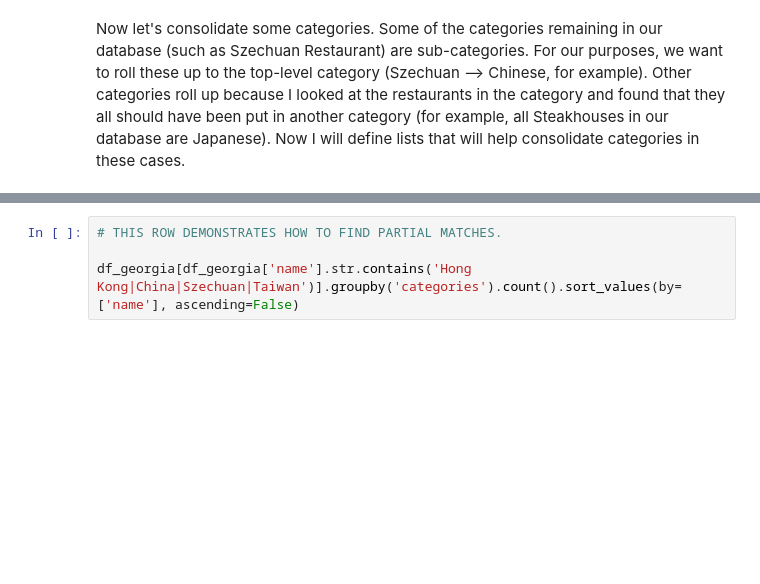
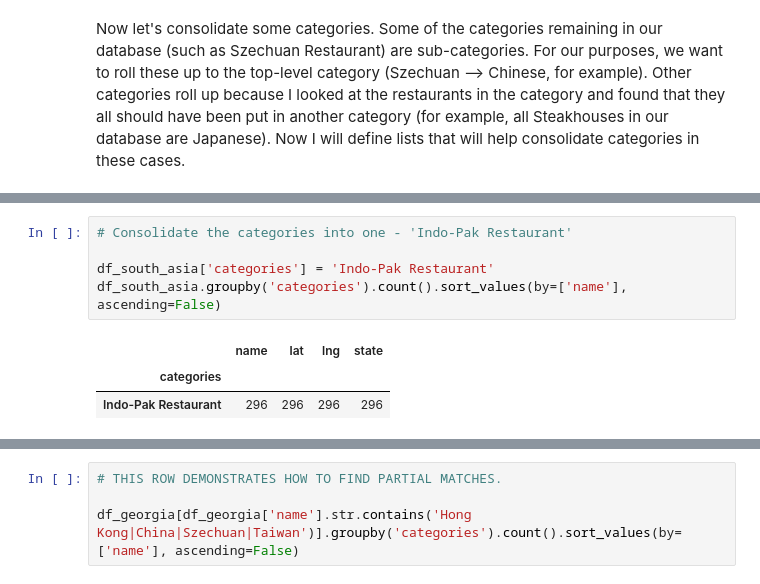
Before and after one commit to JamesDCage/Final-Week-0, a Jupyter notebook: Extracting_Data_from_Foursquare.ipynb, the cells around one changed output, grey strips where cells are left out. Cells and saved outputs as stored; diff of their text form; blank space fills up the shorter version.

```diff
--- a/Extracting_Data_from_Foursquare.ipynb
+++ b/Extracting_Data_from_Foursquare.ipynb
@@ -419,0 +495,9 @@ roll_up
+# %%
+# Consolidate the categories into one - 'Indo-Pak Restaurant'
+
+df_south_asia['categories'] = 'Indo-Pak Restaurant'
+df_south_asia.groupby('categories').count().sort_values(by=['name'], ascending=False)
+# %% [output]
+|  | name | lat | lng | state |
+| categories |  |  |  |  |
+| Indo-Pak Restaurant | 296 | 296 | 296 | 296 |
```
Also changed, not shown: parts of 31 cells of this notebook, 1 other file.
